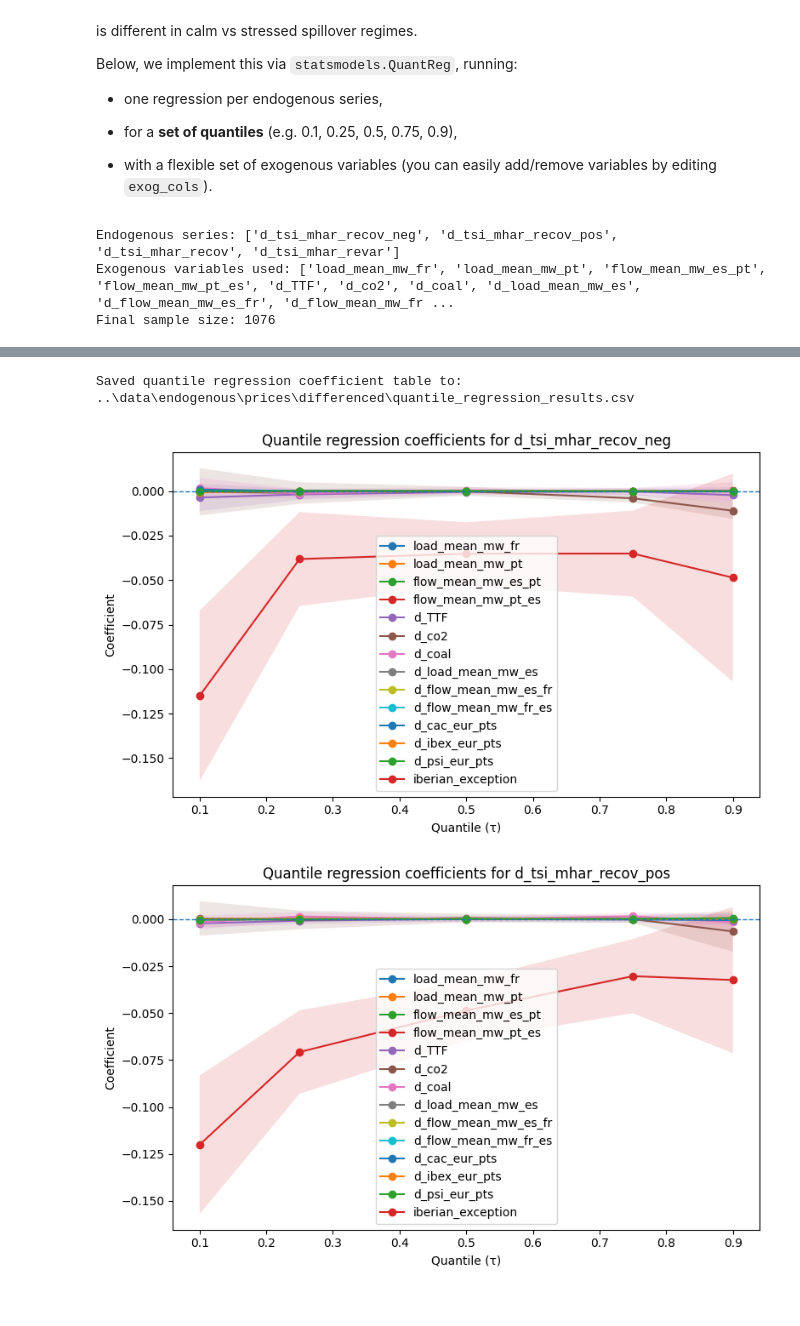
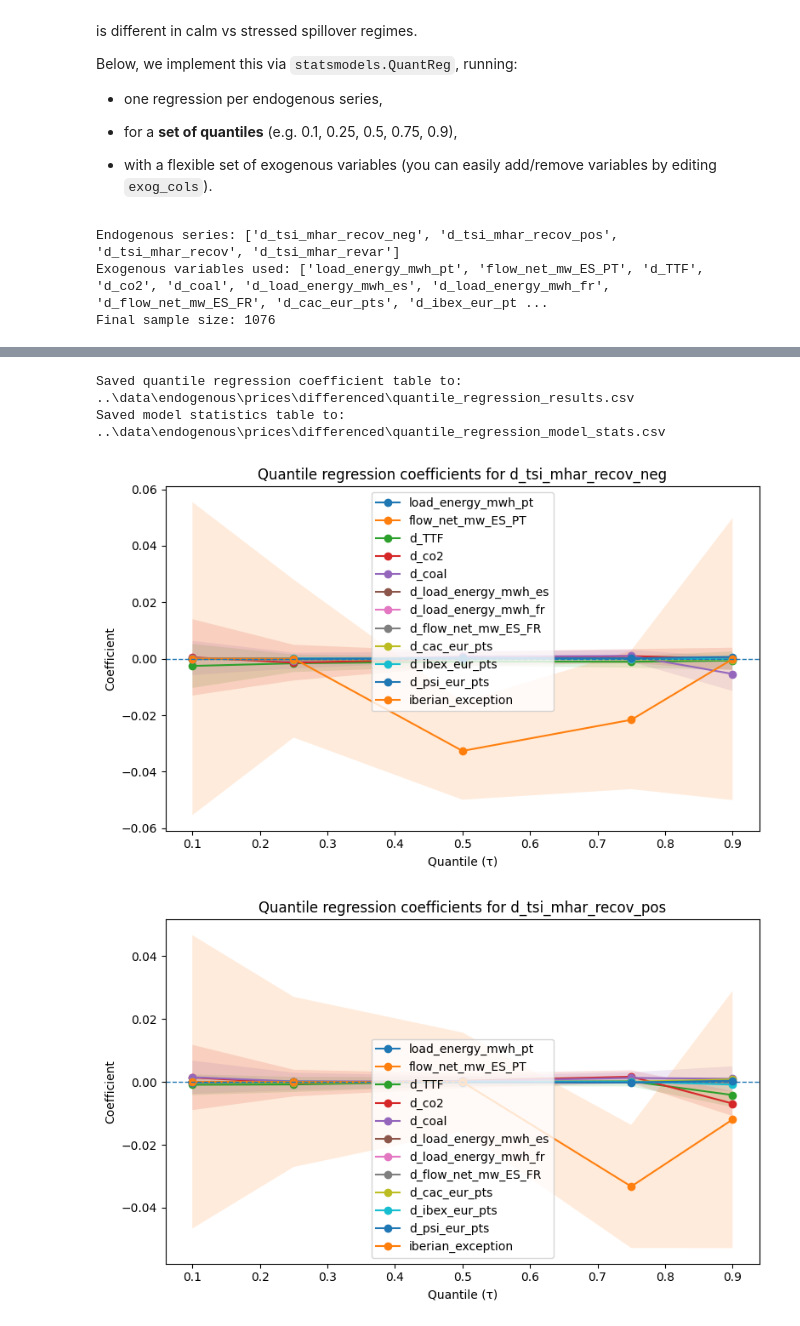
Before and after one commit to franrolotti/volatility-spillovers-methodology, a Jupyter notebook: notebooks/6_quantile_regression.ipynb, the cells around one changed output, grey strips where cells are left out. Saved outputs shown, nothing was run; the diff lists cells and outputs as text; code cells hidden in the pictures.

Commit message:
Improved exogenous vars preparation and models

```diff
--- a/notebooks/6_quantile_regression.ipynb
+++ b/notebooks/6_quantile_regression.ipynb
@@ -240,3 +192,29 @@ def build_coef_table_qr(
+# %%
+# Coefficient table for quantile regressions
+
+def build_coef_table_qr(
+    results: Dict[Tuple[str, float], sm.regression.linear_model.RegressionResultsWrapper],
+    exog_names: List[str],
+) -> pd.DataFrame:
+    rows = []
+    for (y_name, tau), res in results.items():
+        for var in ["const"] + exog_names:
+            rows.append(
+                {
+                    "endog": y_name,
+                    "quantile": tau,
+                    "variable": var,
+                    "coef": res.params[var],
+                    "std_err": res.bse[var],
+                    "t": res.tvalues[var],
+                    "pval": res.pvalues[var],
+                    "ci_low": res.conf_int().loc[var, 0] if var in res.params.index else np.nan,
+                    "ci_high": res.conf_int().loc[var, 1] if var in res.params.index else np.nan,
+                }
+            )
+
+    coef_df = pd.DataFrame(rows)
+    return coef_df
 # %%
 # Plot helper for one endogenous variable across quantiles
 
@@ -245,13 +223,6 @@ def plot_qr_coefficients_for_endog(
     endog_name: str,
     alpha: float = 0.05,
 ):
-    """
-    Plot quantile regression coefficients with (1 - alpha)*100% confidence intervals
-    for one endogenous variable, across quantiles, for each exogenous regressor.
-
-    Produces one line per exogenous variable (excluding the intercept),
-    with quantile on the x-axis and coefficient on the y-axis.
-    """
     subset = coef_df[coef_df["endog"] == endog_name].copy()
     subset = subset[subset["variable"] != "const"]  # skip intercept
 
@@ -301,7 +272,7 @@ print("Exogenous variables used:", exog_names)
 print("Final sample size:", len(data))
 
 # Run quantile regressions
-results_qr = run_quantile_regressions(
+results_qr, model_stats_df = run_quantile_regressions(
     data=data,
     endog_names=endog_names,
     exog_names=exog_names,
@@ -318,10 +289,15 @@ out_coef_path_qr = OUT_DIR / "quantile_regression_results.csv"
 coef_qr_df.to_csv(out_coef_path_qr, index=False)
 print(f"Saved quantile regression coefficient table to: {out_coef_path_qr}")
 
+# Save model statistics (N, R², Adj R², AIC, etc.)
+out_model_stats_path = OUT_DIR / "quantile_regression_model_stats.csv"
+model_stats_df.to_csv(out_model_stats_path, index=False)
+print(f"Saved model statistics table to: {out_model_stats_path}")
+
 # Example plots for each endogenous series
 for y_name in endog_names:
     plot_qr_coefficients_for_endog(coef_qr_df, y_name)
 # %% [output]
 Endogenous series: ['d_tsi_mhar_recov_neg', 'd_tsi_mhar_recov_pos', 'd_tsi_mhar_recov', 'd_tsi_mhar_revar']
-Exogenous variables used: ['load_mean_mw_fr', 'load_mean_mw_pt', 'flow_mean_mw_es_pt', 'flow_mean_mw_pt_es', 'd_TTF', 'd_co2', 'd_coal', 'd_load_mean_mw_es', 'd_flow_mean_mw_es_fr', 'd_flow_mean_mw_fr ...
+Exogenous variables used: ['load_energy_mwh_pt', 'flow_net_mw_ES_PT', 'd_TTF', 'd_co2', 'd_coal', 'd_load_energy_mwh_es', 'd_load_energy_mwh_fr', 'd_flow_net_mw_ES_FR', 'd_cac_eur_pts', 'd_ibex_eur_pt ...
 Final sample size: 1076
@@ -345,3 +321,4 @@ Final sample size: 1076
 Saved quantile regression coefficient table to: ..\data\endogenous\prices\differenced\quantile_regression_results.csv
+Saved model statistics table to: ..\data\endogenous\prices\differenced\quantile_regression_model_stats.csv
-[figure, old version]
+[figure, new version]
-[figure, old version]
+[figure, new version]
```
Also changed, not shown: parts of 6 cells of this notebook, 17 other files.
